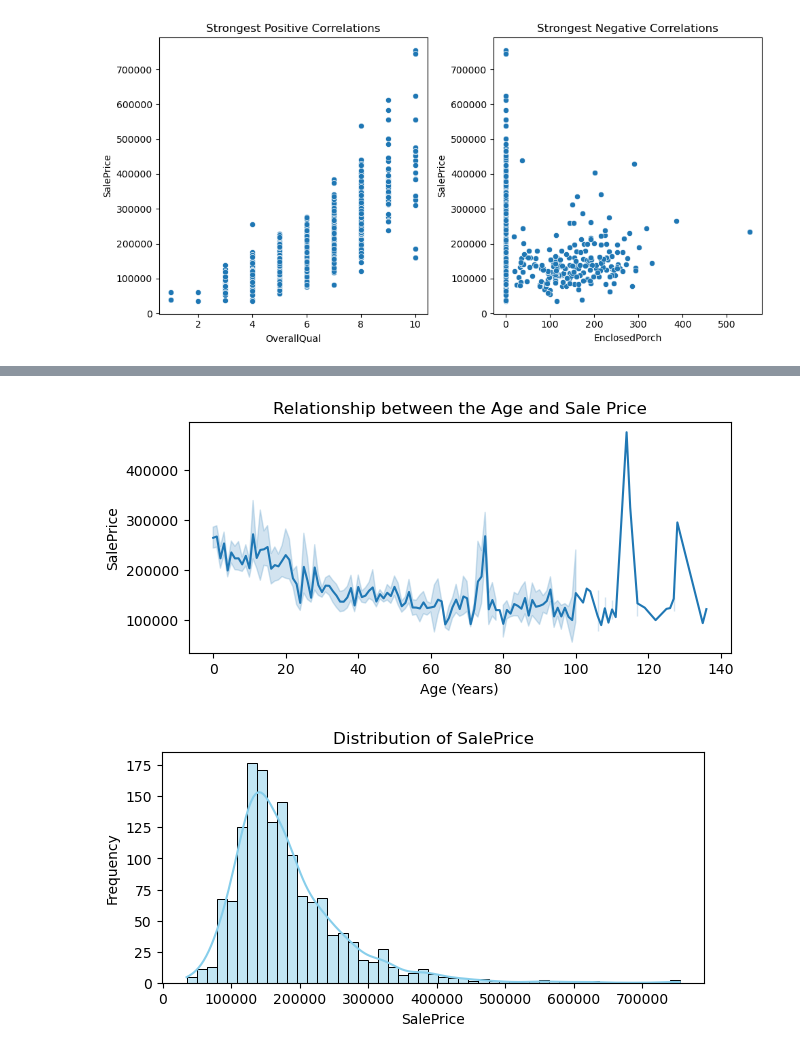
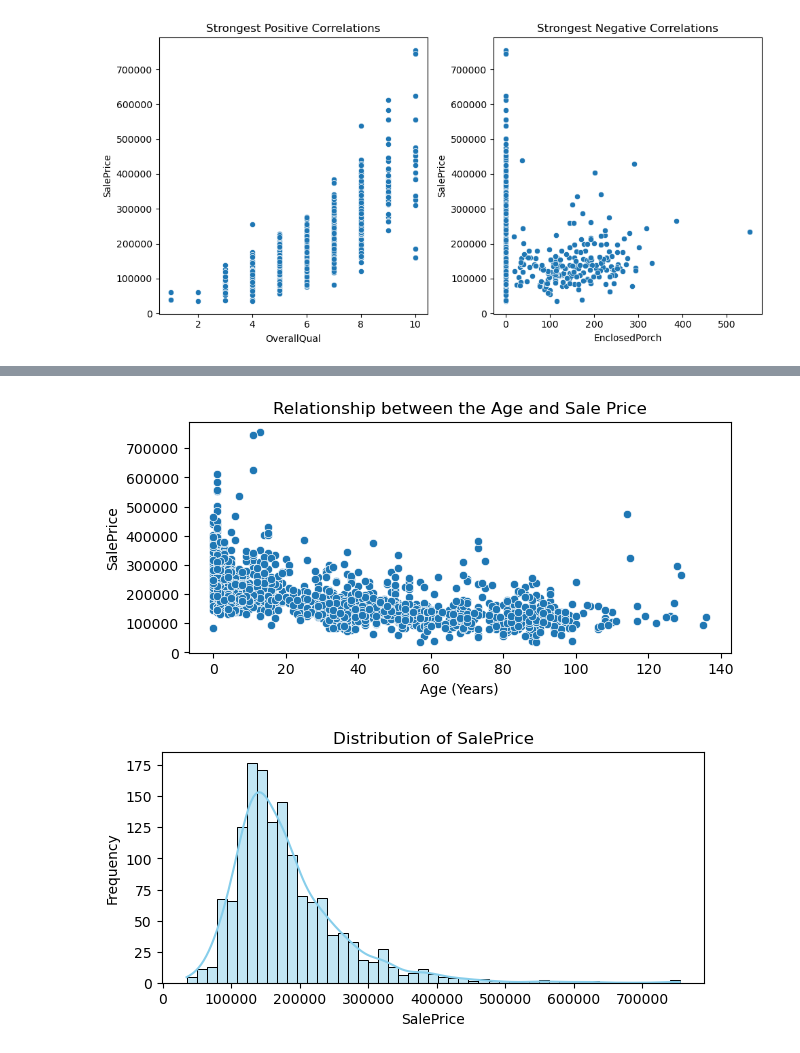
Before and after one commit to muigaimuiruri/Independent_Project, a Jupyter notebook: ames_project.ipynb, the cells around one changed output, grey strips where cells are left out. Drawn from its saved outputs; the diff is of its cells as text; code cells hidden in the pictures.

```diff
--- a/ames_project.ipynb
+++ b/ames_project.ipynb
@@ -156,13 +205,13 @@ ames_data['Age'] = ames_data['YrSold'] - ames_data['YearBuilt']
 # %%
 # Visualize the relationship between Age and SalePrice
 plt.figure(figsize=(7, 3))
-sns.lineplot(x='Age', y='SalePrice', data=ames_data)
+sns.scatterplot(x='Age', y='SalePrice', data=ames_data)
 plt.title('Relationship between the Age and Sale Price')
 plt.xlabel('Age (Years)')
 plt.ylabel('SalePrice')
 plt.show()
 # %% [output]
-[figure, old version]
+[figure, new version]
 # %%
 # Part 5: Visualizations of relevant findings
 # %%
```
Also changed, not shown: parts of 5 cells of this notebook.
